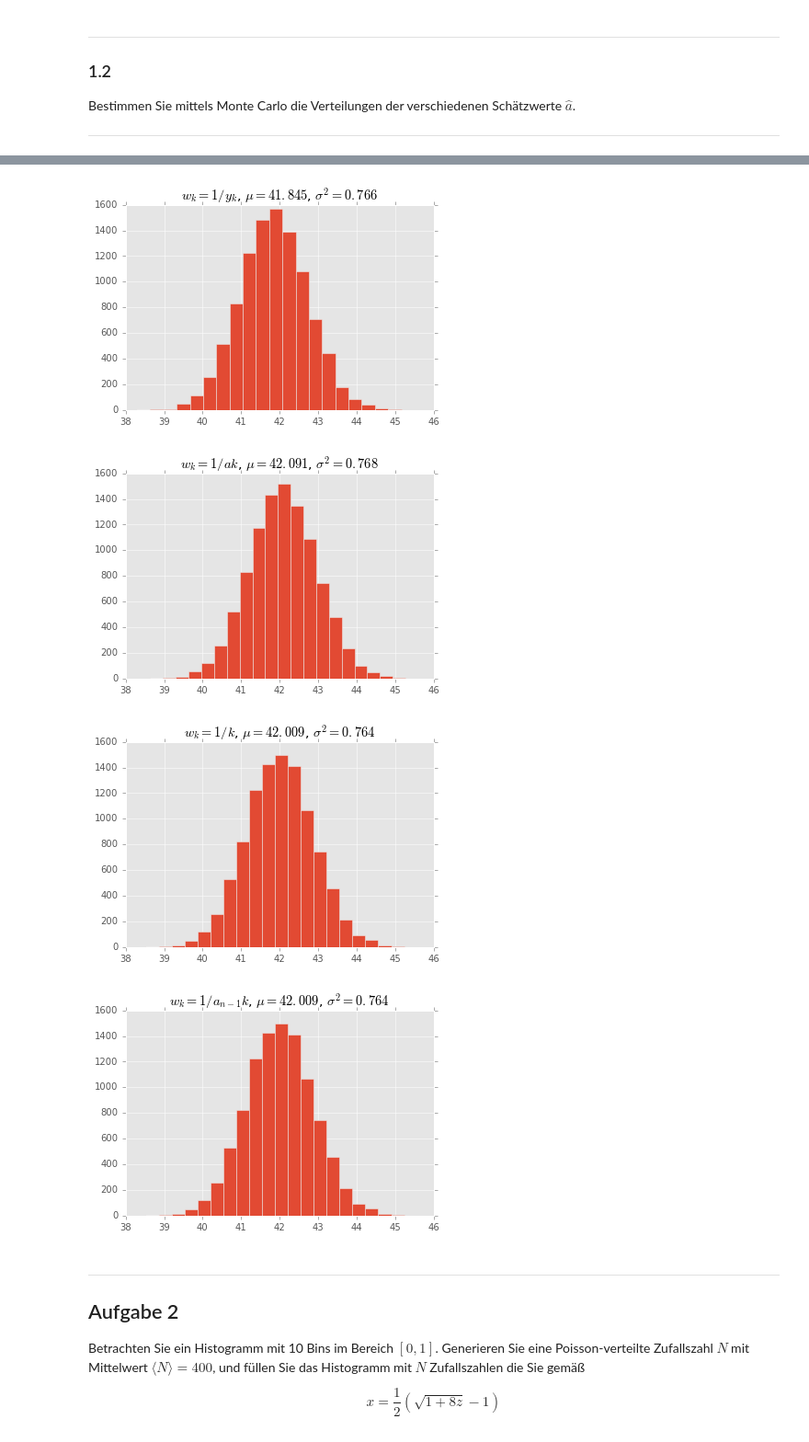
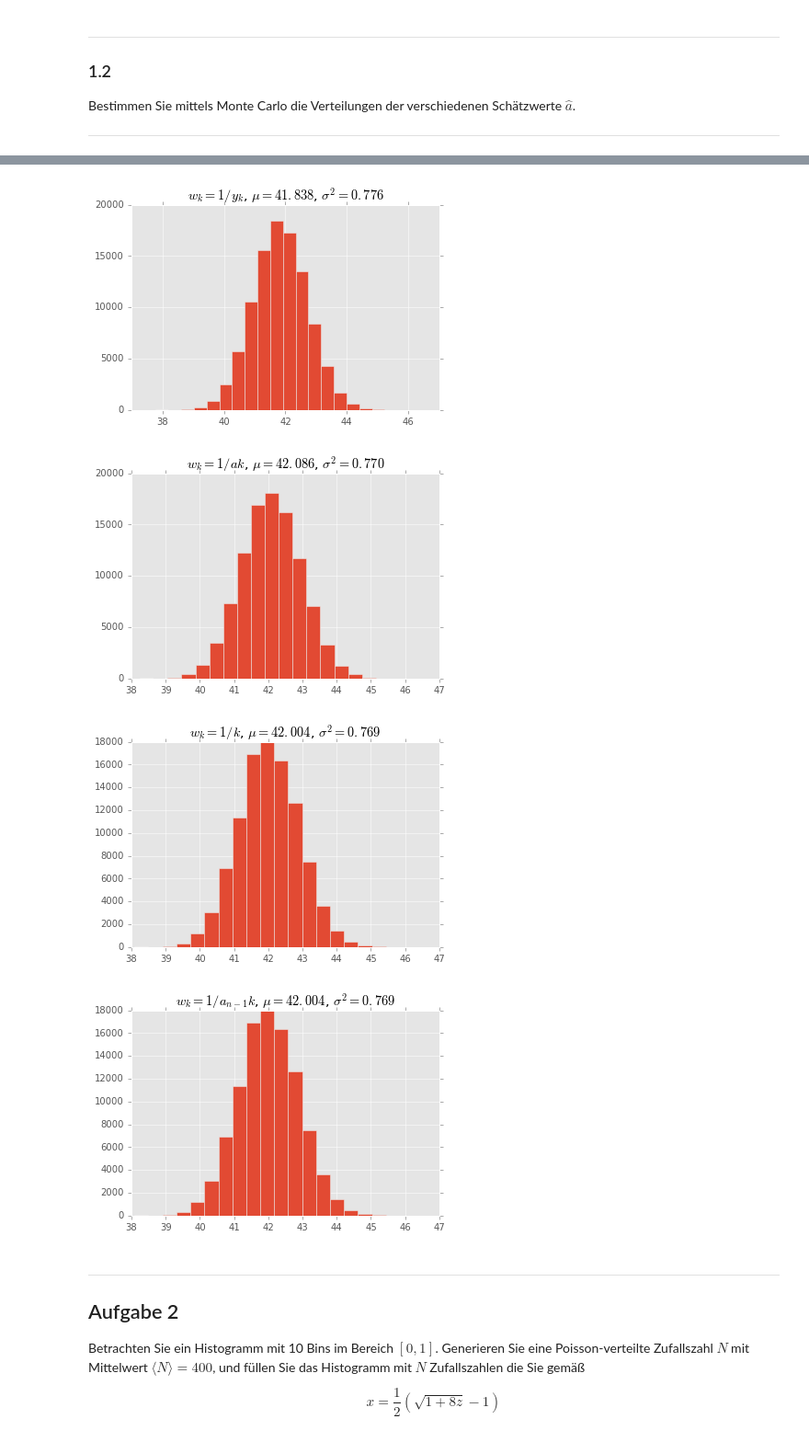
Before and after one commit to niklasnolte/smd2-2017, a Jupyter notebook: solutions/smd2_solutions_2.ipynb, the cells around one changed output, grey strips where cells are left out. Shown at 92% size. Cells and saved outputs as stored; diff of their text form; code cells hidden in the pictures.

```diff
--- a/solutions/smd2_solutions_2.ipynb
+++ b/solutions/smd2_solutions_2.ipynb
@@ -73,9 +73,9 @@ Bestimmen Sie mittels Monte Carlo die Verteilungen der verschiedenen Schätzwer
 
 ---
 # %%
-def generate_sample(a, n=10, size=10000):
+def generate_sample(a, n=10, size=100000):
     ks = np.arange(1, n + 1)
-    yss = np.random.poisson(a * ks, size=(size, n)) #ziehe 10k mal 10 poissonzahlen
+    yss = np.random.poisson(a * ks, size=(size, n)) #ziehe 100k mal 10 poissonzahlen
     return ks, yss
 
 
@@ -102,7 +102,7 @@ for w, wf in estimators:
-[figure, old version]
+[figure, new version]
-[figure, old version]
+[figure, new version]
-[figure, old version]
+[figure, new version]
-[figure, old version]
+[figure, new version]
 # %% [markdown]
 ---
 ## Aufgabe 2
```
Also changed, not shown: parts of 4 cells of this notebook.
